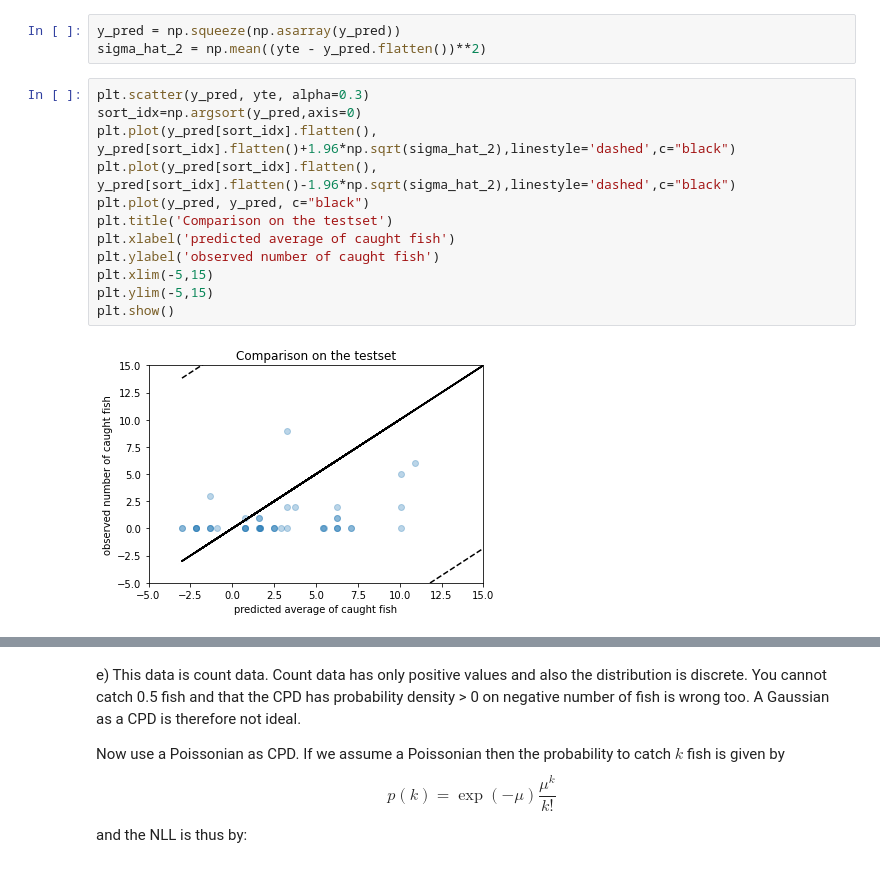
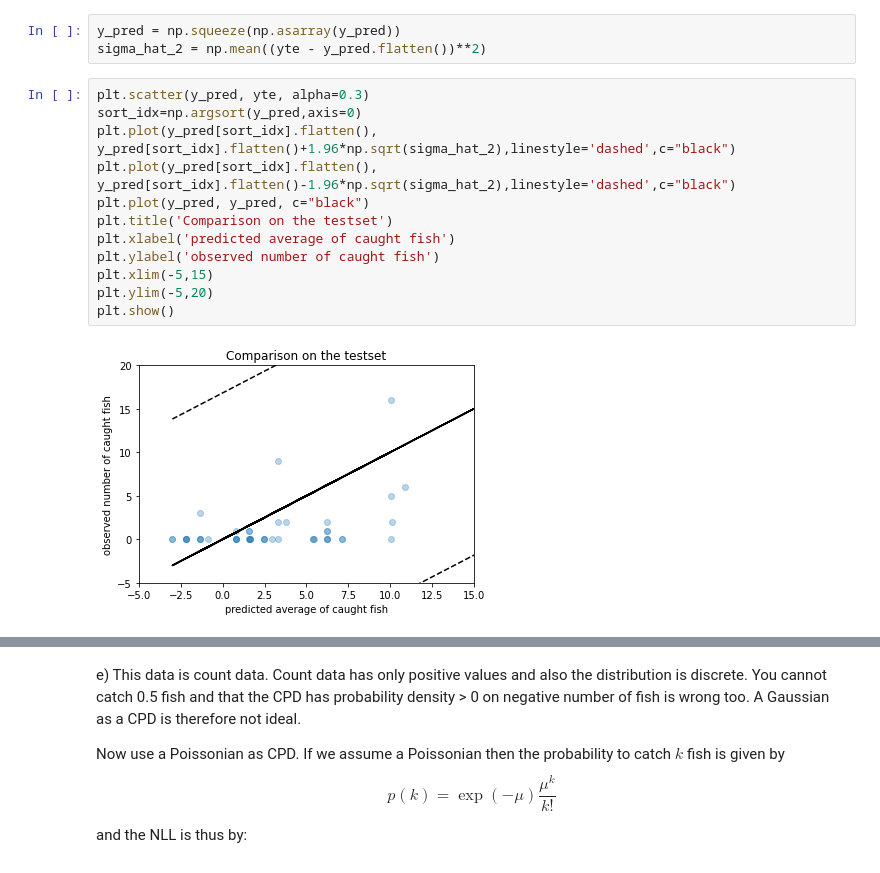
Before and after one commit to LasterSlaster/ML_A2, a Jupyter notebook: Linear_Regression_nolsg.ipynb, the cells around one changed output, grey strips where cells are left out. Cells and saved outputs as stored; diff of their text form.

```diff
--- a/Linear_Regression_nolsg.ipynb
+++ b/Linear_Regression_nolsg.ipynb
@@ -155,14 +155,14 @@ sigma_hat_2 = np.mean((yte - y_pred.flatten())**2)
 # %%
 plt.scatter(y_pred, yte, alpha=0.3)
 sort_idx=np.argsort(y_pred,axis=0)
 plt.plot(y_pred[sort_idx].flatten(), y_pred[sort_idx].flatten()+1.96*np.sqrt(sigma_hat_2),linestyle='dashed',c="black")
 plt.plot(y_pred[sort_idx].flatten(), y_pred[sort_idx].flatten()-1.96*np.sqrt(sigma_hat_2),linestyle='dashed',c="black")
 plt.plot(y_pred, y_pred, c="black")
 plt.title('Comparison on the testset')
 plt.xlabel('predicted average of caught fish')
 plt.ylabel('observed number of caught fish')
 plt.xlim(-5,15)
-plt.ylim(-5,15)
+plt.ylim(-5,20)
 plt.show()
 # %% [output]
-[figure, old version]
+[figure, new version]
```
Also changed, not shown: parts of 8 cells of this notebook.
